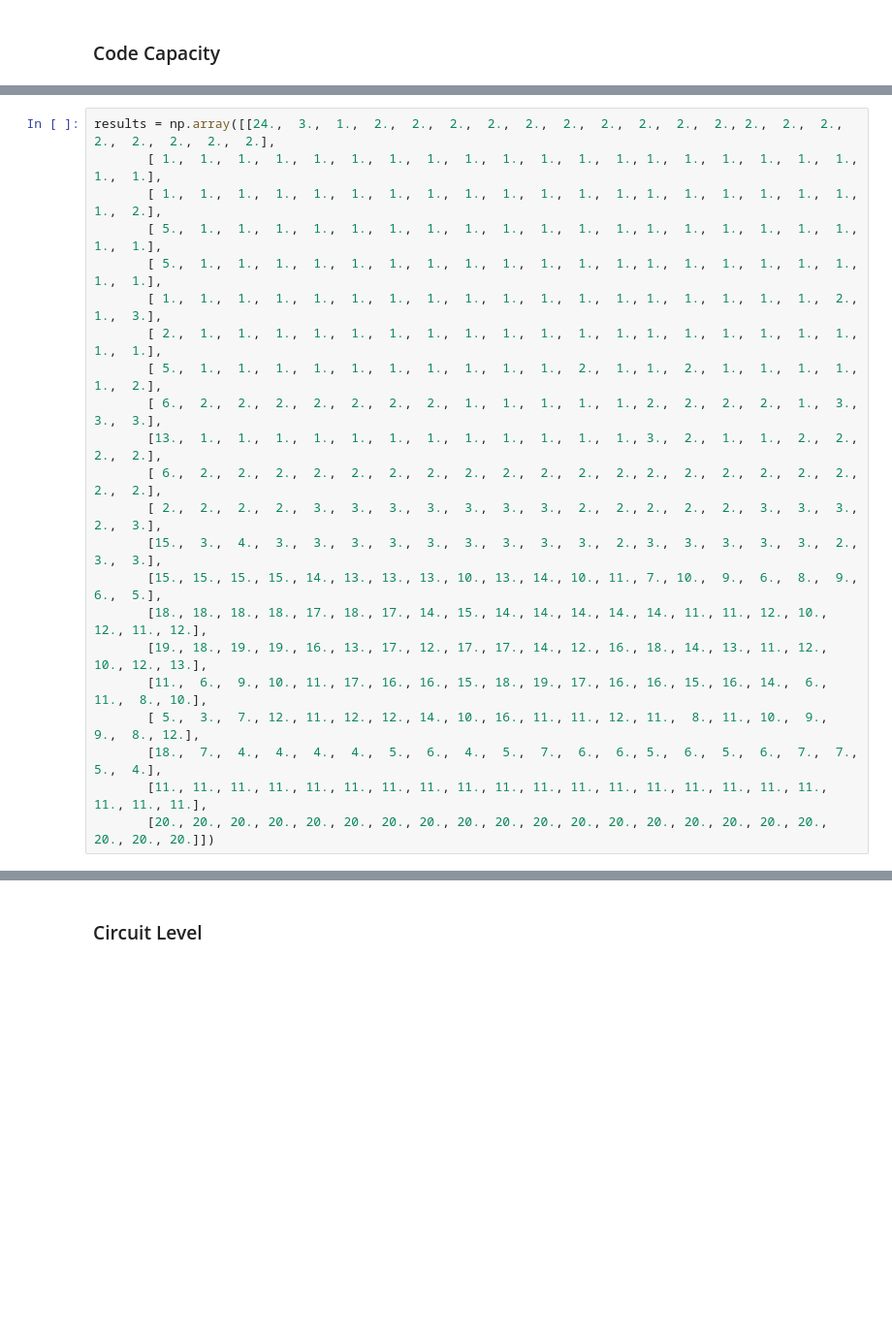
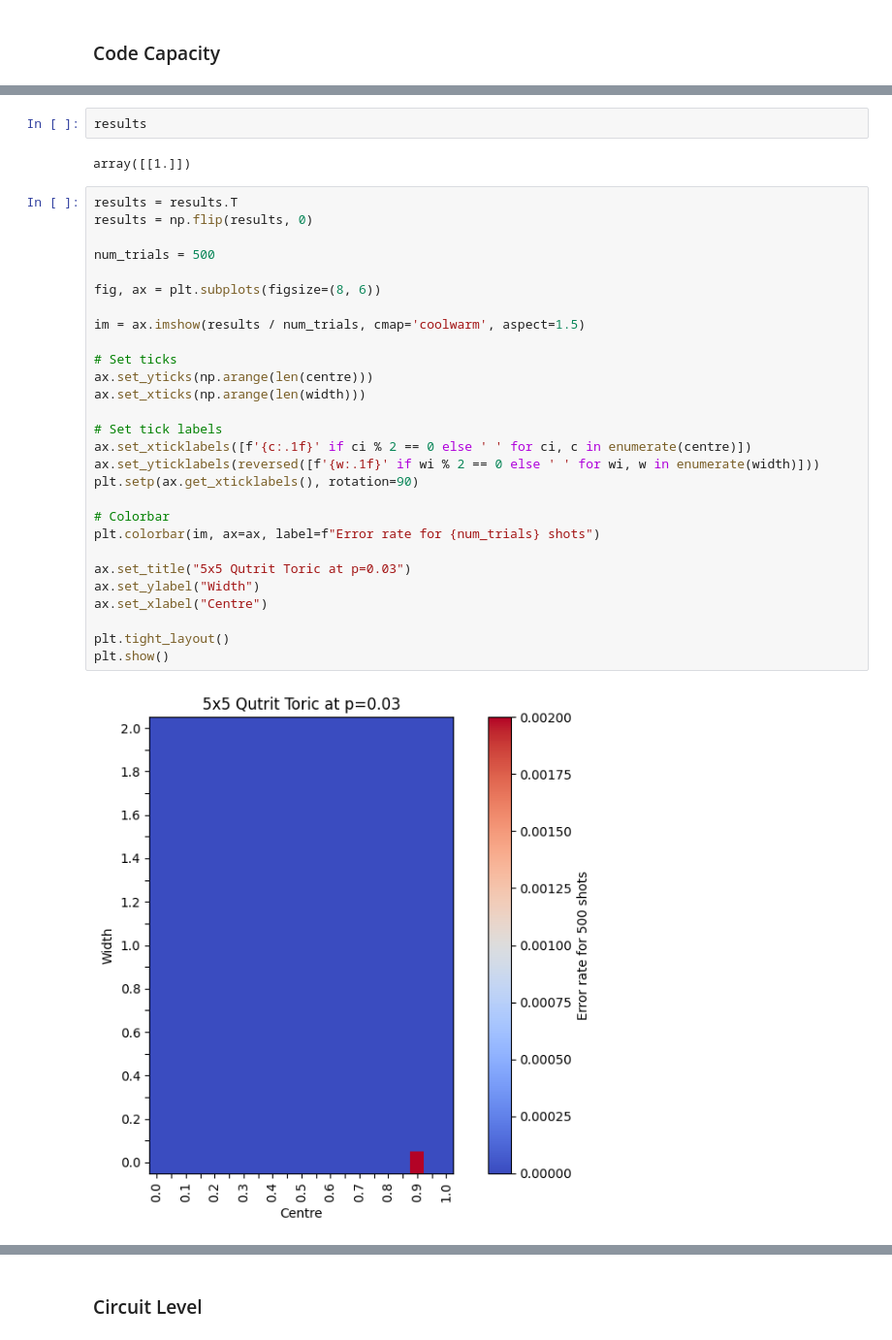
Before and after one commit to e-kneip/bbqudit, a Jupyter notebook: bbq/notebooks/circuit_level/poster.ipynb, the cells around one changed output, grey strips where cells are left out. Shown at 97% size. Saved outputs shown, nothing was run; the diff lists cells and outputs as text; blank space fills up the shorter version.

```diff
--- a/bbq/notebooks/circuit_level/poster.ipynb
+++ b/bbq/notebooks/circuit_level/poster.ipynb
@@ -158,22 +169,34 @@ Completed simulation
-# %%
-results = np.array([[24.,  3.,  1.,  2.,  2.,  2.,  2.,  2.,  2.,  2.,  2.,  2.,  2., 2.,  2.,  2.,  2.,  2.,  2.,  2.,  2.],
-       [ 1.,  1.,  1.,  1.,  1.,  1.,  1.,  1.,  1.,  1.,  1.,  1.,  1., 1.,  1.,  1.,  1.,  1.,  1.,  1.,  1.],
-       [ 1.,  1.,  1.,  1.,  1.,  1.,  1.,  1.,  1.,  1.,  1.,  1.,  1., 1.,  1.,  1.,  1.,  1.,  1.,  1.,  2.],
-       [ 5.,  1.,  1.,  1.,  1.,  1.,  1.,  1.,  1.,  1.,  1.,  1.,  1., 1.,  1.,  1.,  1.,  1.,  1.,  1.,  1.],
-       [ 5.,  1.,  1.,  1.,  1.,  1.,  1.,  1.,  1.,  1.,  1.,  1.,  1., 1.,  1.,  1.,  1.,  1.,  1.,  1.,  1.],
-       [ 1.,  1.,  1.,  1.,  1.,  1.,  1.,  1.,  1.,  1.,  1.,  1.,  1., 1.,  1.,  1.,  1.,  1.,  2.,  1.,  3.],
-       [ 2.,  1.,  1.,  1.,  1.,  1.,  1.,  1.,  1.,  1.,  1.,  1.,  1., 1.,  1.,  1.,  1.,  1.,  1.,  1.,  1.],
-       [ 5.,  1.,  1.,  1.,  1.,  1.,  1.,  1.,  1.,  1.,  1.,  2.,  1., 1.,  2.,  1.,  1.,  1.,  1.,  1.,  2.],
-       [ 6.,  2.,  2.,  2.,  2.,  2.,  2.,  2.,  1.,  1.,  1.,  1.,  1., 2.,  2.,  2.,  2.,  1.,  3.,  3.,  3.],
-       [13.,  1.,  1.,  1.,  1.,  1.,  1.,  1.,  1.,  1.,  1.,  1.,  1., 3.,  2.,  1.,  1.,  2.,  2.,  2.,  2.],
-       [ 6.,  2.,  2.,  2.,  2.,  2.,  2.,  2.,  2.,  2.,  2.,  2.,  2., 2.,  2.,  2.,  2.,  2.,  2.,  2.,  2.],
-       [ 2.,  2.,  2.,  2.,  3.,  3.,  3.,  3.,  3.,  3.,  3.,  2.,  2., 2.,  2.,  2.,  3.,  3.,  3.,  2.,  3.],
-       [15.,  3.,  4.,  3.,  3.,  3.,  3.,  3.,  3.,  3.,  3.,  3.,  2., 3.,  3.,  3.,  3.,  3.,  2.,  3.,  3.],
-       [15., 15., 15., 15., 14., 13., 13., 13., 10., 13., 14., 10., 11., 7., 10.,  9.,  6.,  8.,  9.,  6.,  5.],
-       [18., 18., 18., 18., 17., 18., 17., 14., 15., 14., 14., 14., 14., 14., 11., 11., 12., 10., 12., 11., 12.],
-       [19., 18., 19., 19., 16., 13., 17., 12., 17., 17., 14., 12., 16., 18., 14., 13., 11., 12., 10., 12., 13.],
-       [11.,  6.,  9., 10., 11., 17., 16., 16., 15., 18., 19., 17., 16., 16., 15., 16., 14.,  6., 11.,  8., 10.],
-       [ 5.,  3.,  7., 12., 11., 12., 12., 14., 10., 16., 11., 11., 12., 11.,  8., 11., 10.,  9.,  9.,  8., 12.],
-       [18.,  7.,  4.,  4.,  4.,  4.,  5.,  6.,  4.,  5.,  7.,  6.,  6., 5.,  6.,  5.,  6.,  7.,  7.,  5.,  4.],
-       [11., 11., 11., 11., 11., 11., 11., 11., 11., 11., 11., 11., 11., 11., 11., 11., 11., 11., 11., 11., 11.],
-       [20., 20., 20., 20., 20., 20., 20., 20., 20., 20., 20., 20., 20., 20., 20., 20., 20., 20., 20., 20., 20.]])
+# %%
+results
+# %% [output]
+array([[1.]])
+# %%
+results = results.T
+results = np.flip(results, 0)
+
+num_trials = 500
+
+fig, ax = plt.subplots(figsize=(8, 6))
+
+im = ax.imshow(results / num_trials, cmap='coolwarm', aspect=1.5)
+
+# Set ticks
+ax.set_yticks(np.arange(len(centre)))
+ax.set_xticks(np.arange(len(width)))
+
+# Set tick labels
+ax.set_xticklabels([f'{c:.1f}' if ci % 2 == 0 else ' ' for ci, c in enumerate(centre)])
+ax.set_yticklabels(reversed([f'{w:.1f}' if wi % 2 == 0 else ' ' for wi, w in enumerate(width)]))
+plt.setp(ax.get_xticklabels(), rotation=90)
+
+# Colorbar
+plt.colorbar(im, ax=ax, label=f"Error rate for {num_trials} shots")
+
+ax.set_title("5x5 Qutrit Toric at p=0.03")
+ax.set_ylabel("Width")
+ax.set_xlabel("Centre")
+
+plt.tight_layout()
+plt.show()
+# %% [output]
+[figure, added]
```
Also changed, not shown: parts of 34 cells of this notebook, 1 other file.
